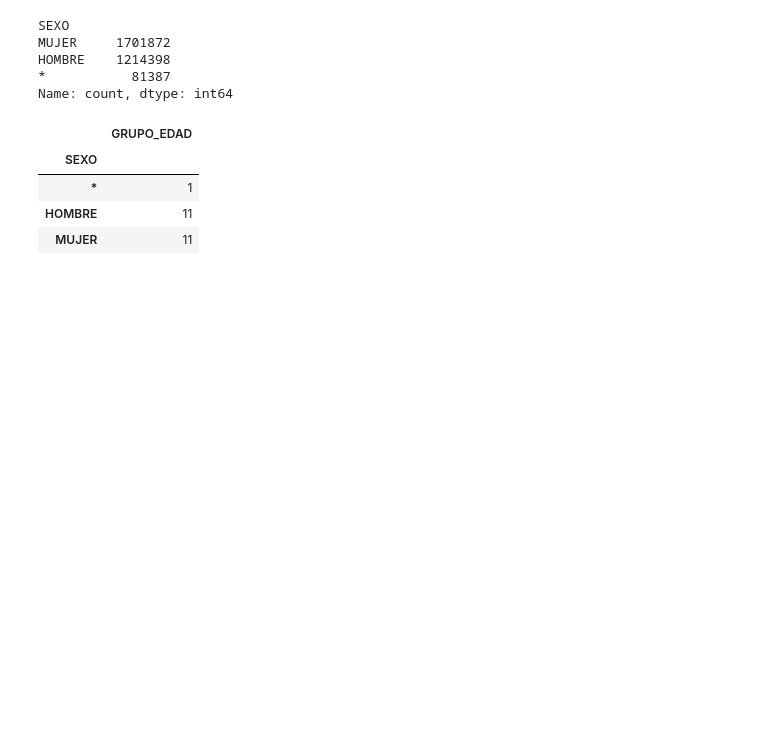
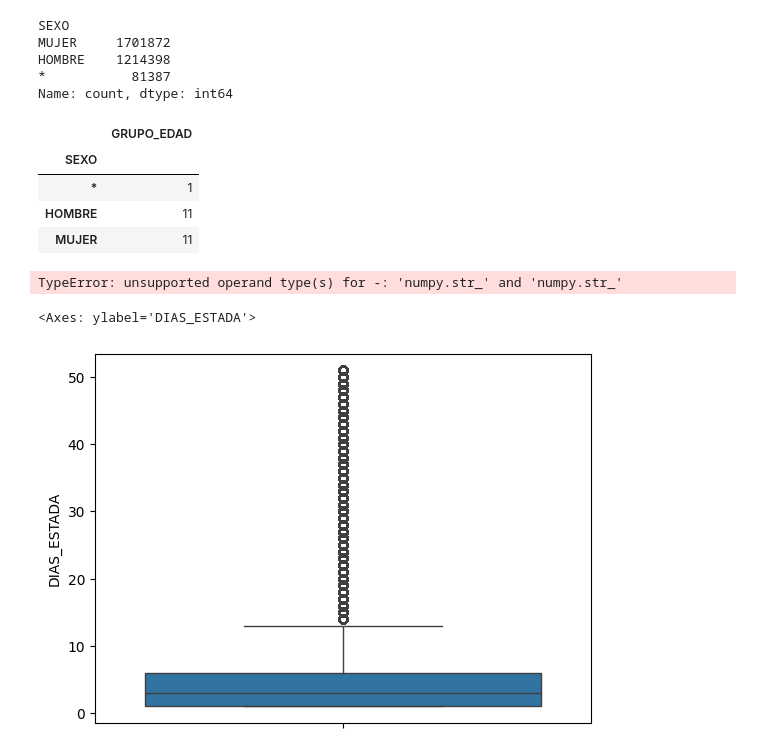
Before and after one commit to crvergara/dataviz-project, a Jupyter notebook: classes_scripts/workshop1.ipynb, the cells around one changed output. Cells and saved outputs as stored; diff of their text form; code cells hidden in the pictures; blank space fills up the shorter version.

Commit message:
icp tesis en gemini.md, scripts de ingesta, calculo y visuals + data exploring

```diff
--- a/classes_scripts/workshop1.ipynb
+++ b/classes_scripts/workshop1.ipynb
@@ -51,7 +51,7 @@ import pandas as pd
 df_list=[]
 for filename in glob("../data/EGRE_DATOS_ABIERTOS*.csv"):
     temp=pd.read_csv(filename,delimiter=";",encoding="latin-1")
-    temp.rename{"PERTENENCIA_ESTABLECIMIENTO_SALU":"PERTENENCIA_ESTABLECIMIENTO_SALUD",inplace=True}
+    temp.rename({"PERTENENCIA_ESTABLECIMIENTO_SALU":"PERTENENCIA_ESTABLECIMIENTO_SALUD"},inplace=True)
     df_list.append(temp)
 
 df_final = pd.concat(df_list)
@@ -92,3 +92,22 @@ Name: count, dtype: int64
 | * | 1 |
 | HOMBRE | 11 |
 | MUJER | 11 |
+# %%
+df_final["DIAS_MAX_DIAS"] = df["GRUPO_EDAD"] #mapa de dias max segun edad
+# %%
+import seaborn as sns
+import numpy as np
+#kernel density plot
+sns.boxplot(y="DIAS_ESTADA",data=df_final[df_final["DIAS_ESTADA"] <= np.percentile(df["DIAS_ESTADA"],99)])
+# %% [output]
+TypeError: unsupported operand type(s) for -: 'numpy.str_' and 'numpy.str_'
+# %%
+threshold = df_final["DIAS_ESTADA"].quantile(0.99)
+# Filter natively using pandas and plot (with the closing parenthesis!)
+sns.boxplot(
+    y="DIAS_ESTADA",
+    data=df_final[df_final["DIAS_ESTADA"] <= threshold]
+)
+# %% [output]
+<Axes: ylabel='DIAS_ESTADA'>
+[figure, added]
```
Also changed, not shown: 9 other files.
